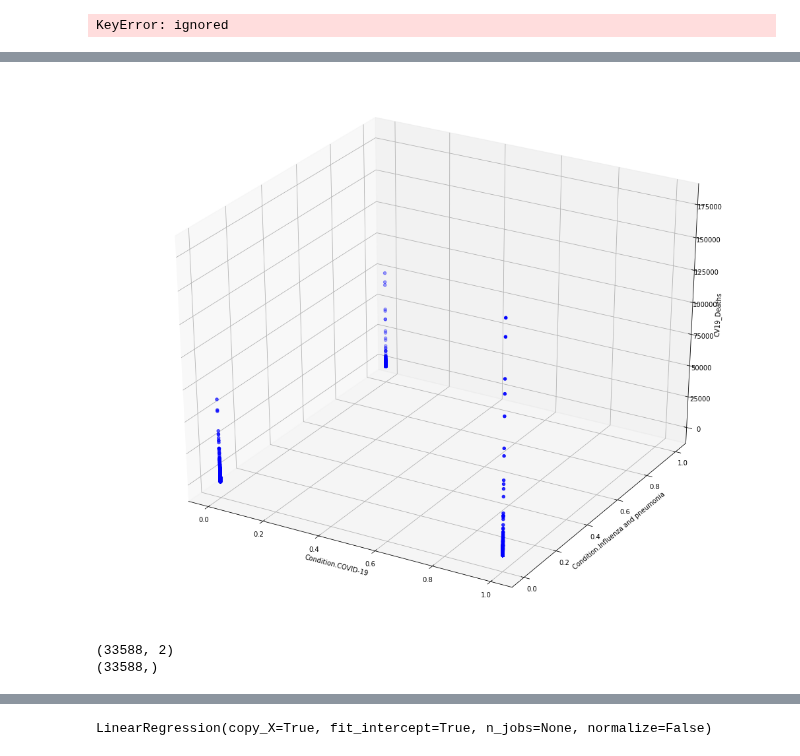
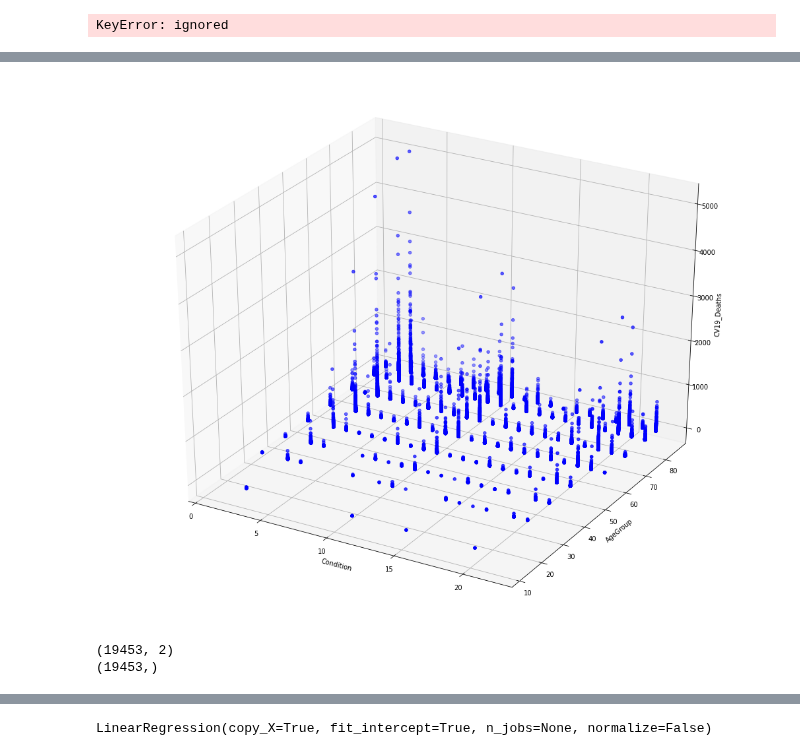
Before and after one commit to JScottLopez/github-ds, a Jupyter notebook: TIM_6500_JSLopez.ipynb, the cells around one changed output, grey strips where cells are left out. Saved outputs shown, nothing was run; the diff lists cells and outputs as text; code cells hidden in the pictures.

```diff
--- a/TIM_6500_JSLopez.ipynb
+++ b/TIM_6500_JSLopez.ipynb
@@ -270,41 +245,31 @@ Text(0, 0.5, 'CV19_Deaths')
 # %%
 #full data frame with dummy colums
 import numpy as np
 
 %matplotlib inline
 import numpy as np
 import os
 import matplotlib.pyplot as plt
 from mpl_toolkits.mplot3d import Axes3D
 
 fig = plt.figure(figsize=(18,15))
 ax = fig.add_subplot(111, projection='3d')
 
-#ax.scatter(df['Condition'],
-#          df['AgeGroup'],
-#          df['CV19_Deaths'],
-#          c='b')
-
-ax.scatter(df['Condition.COVID-19'],
-          df['Condition.Influenza and pneumonia'],
+ax.scatter(df['Condition'],
+          df['AgeGroup'],
           df['CV19_Deaths'],
           c='b')
 
-
-#ax.set_xlabel("Condition")
-#ax.set_ylabel("AgeGroup")
-ax.set_xlabel("Condition.COVID-19")
-ax.set_ylabel("Condition.Influenza and pneumonia")
-
+ax.set_xlabel("Condition")
+ax.set_ylabel("AgeGroup")
 ax.set_zlabel("CV19_Deaths")
 plt.show()
 # %% [output]
-[figure, old version]
+[figure, new version]
 # %%
 #Train the AgeGroup Model
 #Create DataFrames to train model
-#x = pd.DataFrame(np.c_[df['Condition'], df['AgeGroup']], columns = ['Condition','AgeGroup'])
-x = pd.DataFrame(np.c_[df['Condition.COVID-19'], df['Condition.Influenza and pneumonia']], columns = ['Condition.COVID-19','Condition.Influenza and pneumonia'])
+x = pd.DataFrame(np.c_[df['Condition'], df['AgeGroup']], columns = ['Condition','AgeGroup'])
 Y = df['CV19_Deaths']
 
 from sklearn.model_selection import train_test_split
@@ -314,8 +279,8 @@ x_train, x_test, Y_train, Y_test = train_test_split(x, Y, test_size = 0.3, rando
 print(x_train.shape)
 print(Y_train.shape)
 # %% [output]
-(33588, 2)
-(33588,)
+(19453, 2)
+(19453,)
 # %%
 #print test shape
 print(x_test.shape)
```
Also changed, not shown: parts of 10 cells of this notebook.
